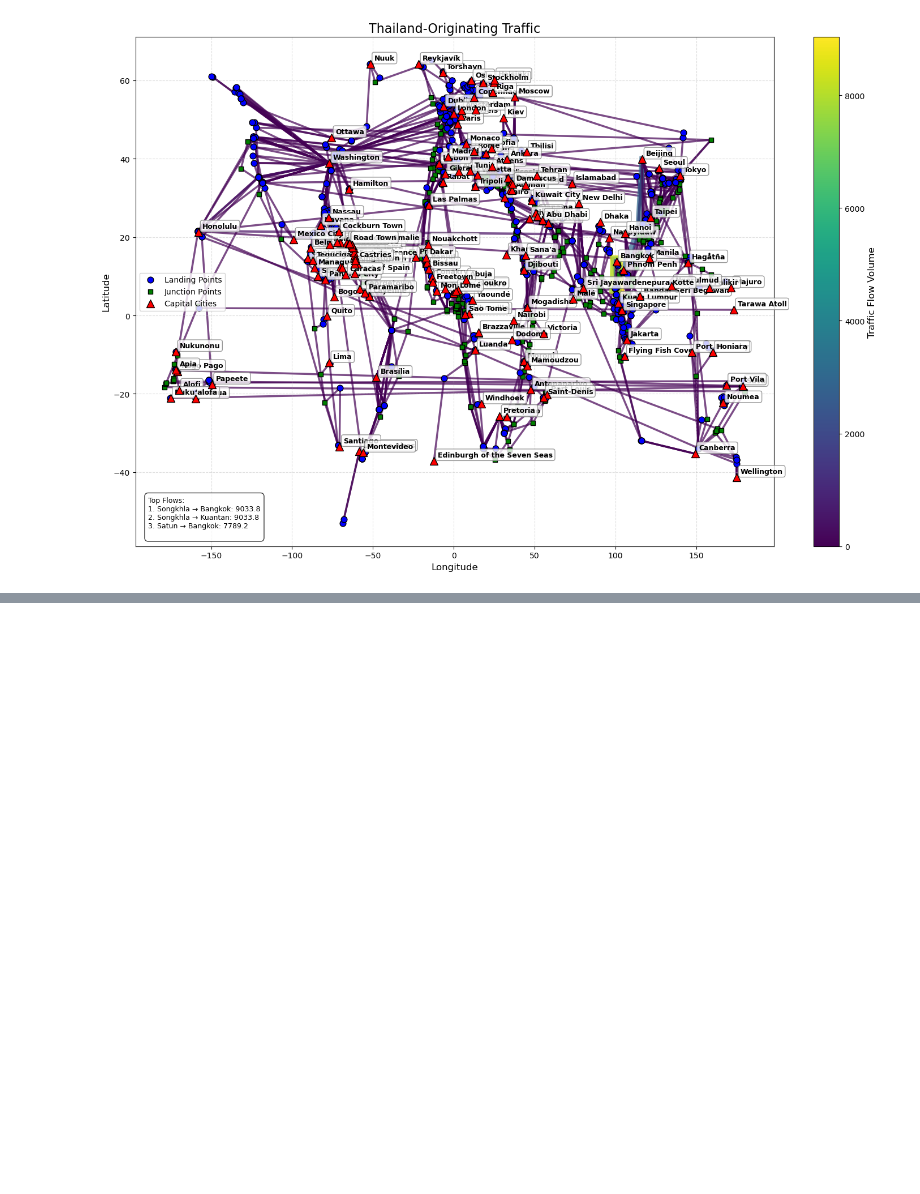
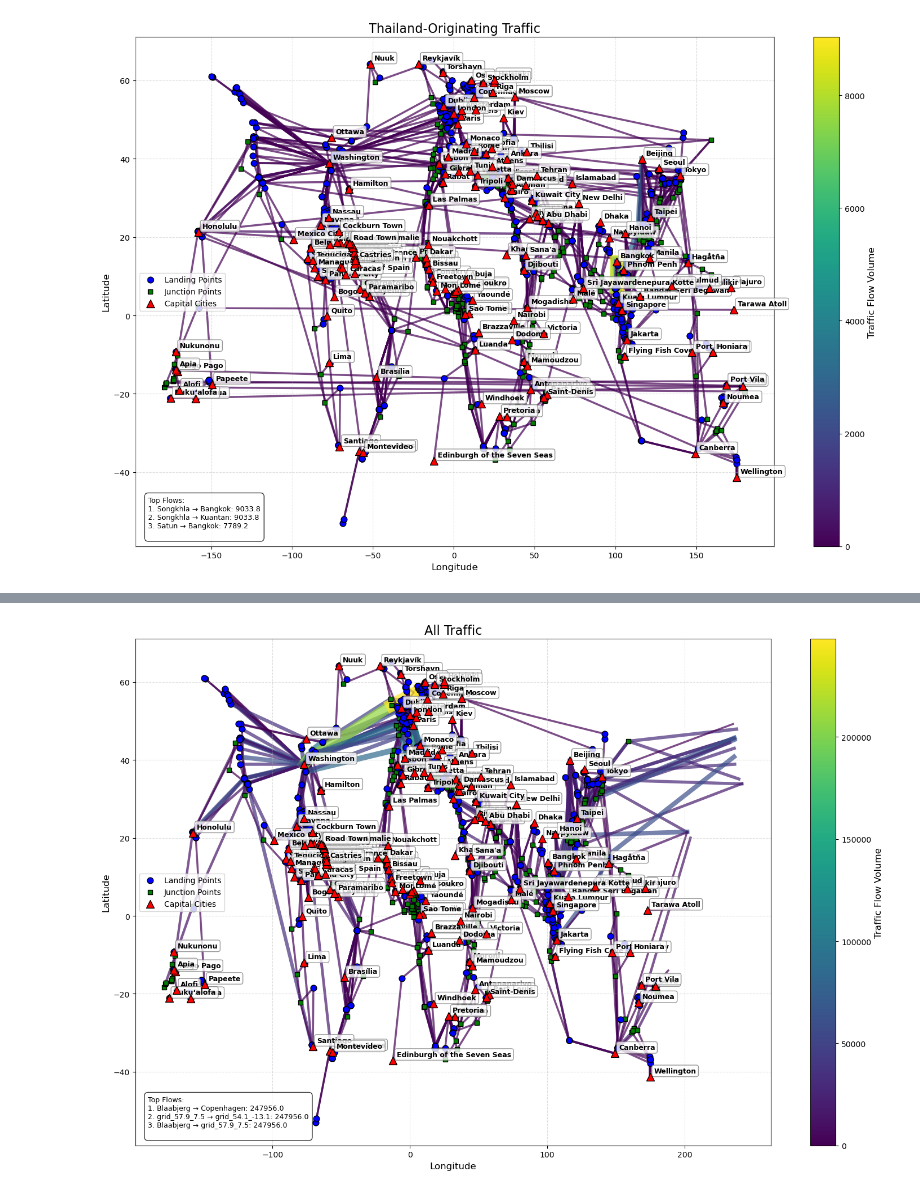
Before and after one commit to dsammanthan/MSc-thesis, a Jupyter notebook: Traffic Assignment Code (MSc Thesis).ipynb, the cells around one changed output, grey strips where cells are left out. Cells and saved outputs as stored; diff of their text form; code cells hidden in the pictures; blank space fills up the shorter version.

```diff
--- a/Traffic Assignment Code (MSc Thesis).ipynb
+++ b/Traffic Assignment Code (MSc Thesis).ipynb
@@ -794,0 +731,99 @@ plot_traffic(merged_data, nodes, traffic_col='traffic_South_Africa', title='Sout
+# %%
+import matplotlib.pyplot as plt
+import matplotlib.colors as mcolors
+
+def unwrap_antimeridian(start, end):
+    lon1, lat1 = start
+    lon2, lat2 = end
+    # If one longitude > 150 and the other < -150, adjust for plotting
+    if lon1 > 100 and lon2 < -100:
+        lon2 += 360
+    elif lon2 > 100 and lon1 < -100:
+        lon1 += 360
+    return (lon1, lat1), (lon2, lat2)
+
+
+def plot_traffic(merged_data, nodes, traffic_col='traffic_all', title=None):
+    fig, ax = plt.subplots(figsize=(15, 10))
+    max_flow = merged_data[traffic_col].max()
+    norm = mcolors.Normalize(vmin=0, vmax=max_flow)
+    cmap = plt.cm.viridis
+
+    for _, link in merged_data.iterrows():
+        start_node = nodes[nodes['Hop_ID'] == link['start_point_idx']]
+        end_node = nodes[nodes['Hop_ID'] == link['end_point_idx']]
+        if not start_node.empty and not end_node.empty:
+            width = 2.5 + 14 * (link[traffic_col] / max_flow if max_flow > 0 else 0)
+
+            start_coords = (start_node['Longitude'].values[0], start_node['Latitude'].values[0])
+            end_coords = (end_node['Longitude'].values[0], end_node['Latitude'].values[0])
+
+            # Unwrap antimeridian if needed
+            (lon1, lat1), (lon2, lat2) = unwrap_antimeridian(start_coords, end_coords)
+
+            ax.plot(
+                [lon1, lon2],
+                [lat1, lat2],
+                color=cmap(norm(link[traffic_col])),
+                linewidth=width,
+                alpha=0.7,
+                zorder=1
+            )
+
+    # Plot nodes
+    landing_points = nodes[nodes['Node ID'].str.startswith('pt')]
+    ax.scatter(
+        landing_points['Longitude'], landing_points['Latitude'],
+        color='blue', s=60, marker='o', edgecolor='black', linewidth=1,
+        label='Landing Points', zorder=3
+    )
+    grid_points = nodes[nodes['Node ID'].str.startswith('grid')]
+    ax.scatter(
+        grid_points['Longitude'], grid_points['Latitude'],
+        color='green', s=40, marker='s', edgecolor='black', linewidth=1,
+        label='Junction Points', zorder=2
+    )
+    capitals = nodes[nodes['Node ID'].str.startswith('capital')]
+    ax.scatter(
+        capitals['Longitude'], capitals['Latitude'],
+        color='red', s=100, marker='^', edgecolor='black', linewidth=1,
+        label='Capital Cities', zorder=4
+    )
+    for _, capital in capitals.iterrows():
+        city_name = capital['Name'].split(',')[0]
+        ax.annotate(
+            city_name,
+            (capital['Longitude'], capital['Latitude']),
+            xytext=(5, 5), textcoords='offset points',
+            fontsize=9, fontweight='bold',
+            bbox=dict(boxstyle="round,pad=0.3", fc="white", ec="gray", alpha=0.8)
+        )
+
+    sm = plt.cm.ScalarMappable(cmap=cmap, norm=norm)
+    sm.set_array([])
+    cbar = fig.colorbar(sm, ax=ax)
+    cbar.set_label('Traffic Flow Volume', fontsize=12)
+    ax.set_title(title or f'Traffic Flows: {traffic_col}', fontsize=16)
+    ax.set_xlabel('Longitude', fontsize=12)
+    ax.set_ylabel('Latitude', fontsize=12)
+    ax.grid(True, linestyle='--', alpha=0.4)
+    ax.legend(loc='center left')
+
+    # Add text showing top flows
+    top_flows = merged_data.sort_values(traffic_col, ascending=False).head(3)
+    flow_text = "Top Flows:\n"
+    for i, (_, flow) in enumerate(top_flows.iterrows(), 1):
+        if 'Start Name' in flow and 'End Name' in flow:
+            start = flow['Start Name'].split(',')[0] if ',' in flow['Start Name'] else flow['Start Name']
+            end = flow['End Name'].split(',')[0] if ',' in flow['End Name'] else flow['End Name']
+            flow_text += f"{i}. {start} → {end}: {flow[traffic_col]:.1f}\n"
+    ax.text(0.02, 0.02, flow_text, transform=ax.transAxes,
+            bbox=dict(facecolor='white', alpha=0.8, boxstyle='round,pad=0.5'),
+            fontsize=9)
+
+    plt.tight_layout()
+    plt.show()
+# Plot all traffic
+plot_traffic(merged_data, nodes, traffic_col='traffic_all', title='All Traffic')
+# %% [output]
+[figure, added]
```
Also changed, not shown: parts of 25 cells of this notebook, 4 other files.
